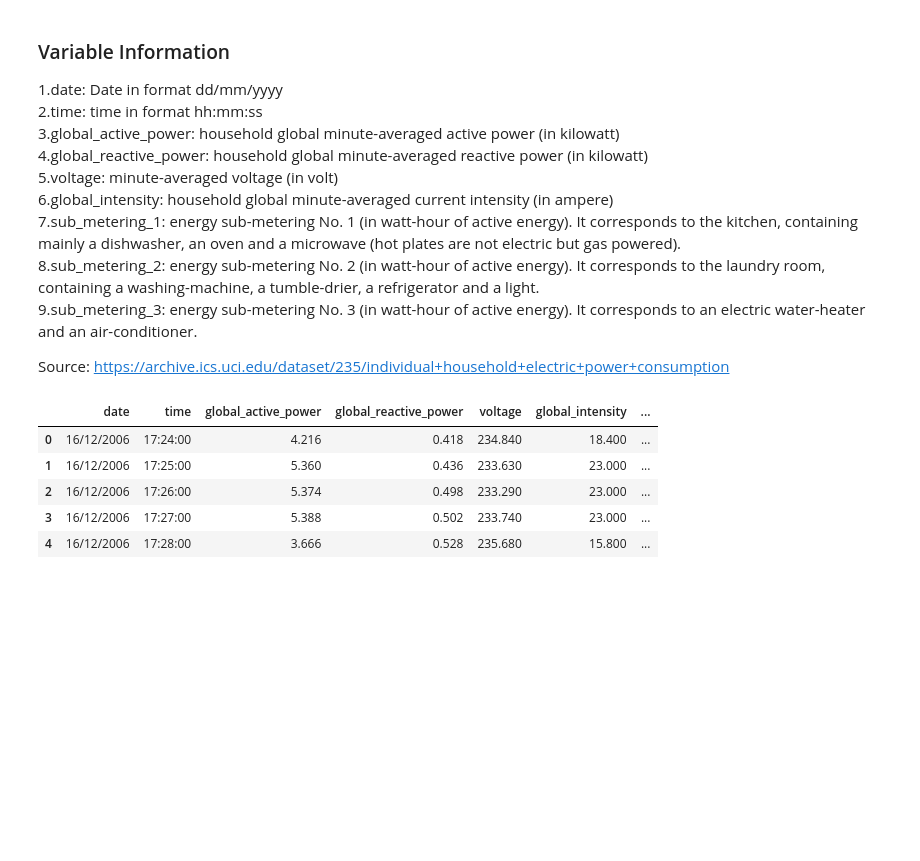
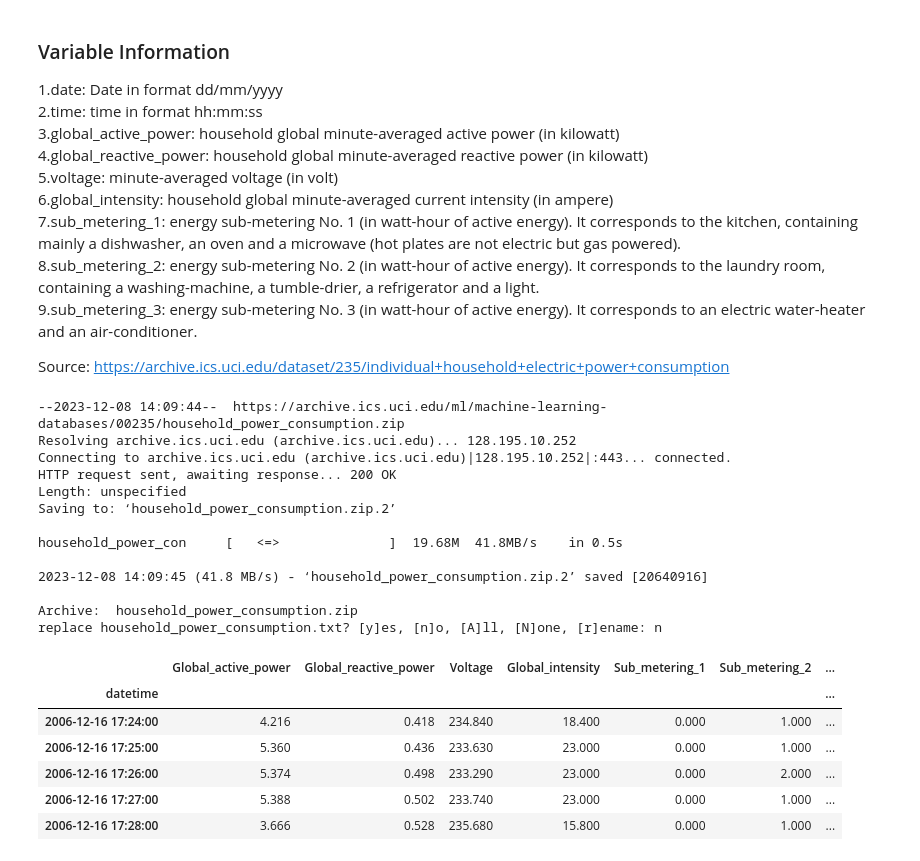
Before and after one commit to augustofonseca25/LSTM-time-series-tutorial, a Jupyter notebook: data_preparation.ipynb, the cells around one changed output. Drawn from its saved outputs; the diff is of its cells as text; code cells hidden in the pictures; blank space fills up the shorter version.

```diff
--- a/data_preparation.ipynb
+++ b/data_preparation.ipynb
@@ -29,16 +35,32 @@ Notes:
 
 
 Source: https://archive.ics.uci.edu/dataset/235/individual+household+electric+power+consumption
-# %%
-df_ori = pd.read_csv('data/household_power_consumption.txt', sep=';', header=0)
-
-# convert variable names to lowercase
-df_ori.rename(columns=lambda x: x.lower(), inplace=True)
-df_ori.head()
-# %% [output]
-|  | date | time | global_active_power | global_reactive_power | voltage | global_intensity | ... |
-| 0 | 16/12/2006 | 17:24:00 | 4.216 | 0.418 | 234.840 | 18.400 | ... |
-| 1 | 16/12/2006 | 17:25:00 | 5.360 | 0.436 | 233.630 | 23.000 | ... |
-| 2 | 16/12/2006 | 17:26:00 | 5.374 | 0.498 | 233.290 | 23.000 | ... |
-| 3 | 16/12/2006 | 17:27:00 | 5.388 | 0.502 | 233.740 | 23.000 | ... |
-| 4 | 16/12/2006 | 17:28:00 | 3.666 | 0.528 | 235.680 | 15.800 | ... |
+# %%
+# If you can't access the internet or dwonalod the zip file, jump to the next code cell
+!wget https://archive.ics.uci.edu/ml/machine-learning-databases/00235/household_power_consumption.zip
+!unzip household_power_consumption.zip
+
+# import the txt file and create a datetime index using first two variables
+df_ori=pd.read_csv(r'household_power_consumption.txt', sep=';', header=0, low_memory=False, infer_datetime_format=True, parse_dates={'datetime':[0,1]}, index_col=['datetime'])
+df_ori.head()
+# %% [output]
+--2023-12-08 14:09:44--  https://archive.ics.uci.edu/ml/machine-learning-databases/00235/household_power_consumption.zip
+Resolving archive.ics.uci.edu (archive.ics.uci.edu)... 128.195.10.252
+Connecting to archive.ics.uci.edu (archive.ics.uci.edu)|128.195.10.252|:443... connected.
+HTTP request sent, awaiting response... 200 OK
+Length: unspecified
+Saving to: ‘household_power_consumption.zip.2’
+
+household_power_con     [   <=>              ]  19.68M  41.8MB/s    in 0.5s
+
+2023-12-08 14:09:45 (41.8 MB/s) - ‘household_power_consumption.zip.2’ saved [20640916]
+
+Archive:  household_power_consumption.zip
+replace household_power_consumption.txt? [y]es, [n]o, [A]ll, [N]one, [r]ename: n
+|  | Global_active_power | Global_reactive_power | Voltage | Global_intensity | Sub_metering_1 | Sub_metering_2 | ... |
+| datetime |  |  |  |  |  |  | ... |
+| 2006-12-16 17:24:00 | 4.216 | 0.418 | 234.840 | 18.400 | 0.000 | 1.000 | ... |
+| 2006-12-16 17:25:00 | 5.360 | 0.436 | 233.630 | 23.000 | 0.000 | 1.000 | ... |
+| 2006-12-16 17:26:00 | 5.374 | 0.498 | 233.290 | 23.000 | 0.000 | 2.000 | ... |
+| 2006-12-16 17:27:00 | 5.388 | 0.502 | 233.740 | 23.000 | 0.000 | 1.000 | ... |
+| 2006-12-16 17:28:00 | 3.666 | 0.528 | 235.680 | 15.800 | 0.000 | 1.000 | ... |
```
Also changed, not shown: parts of 18 cells of this notebook, 3 other files.
